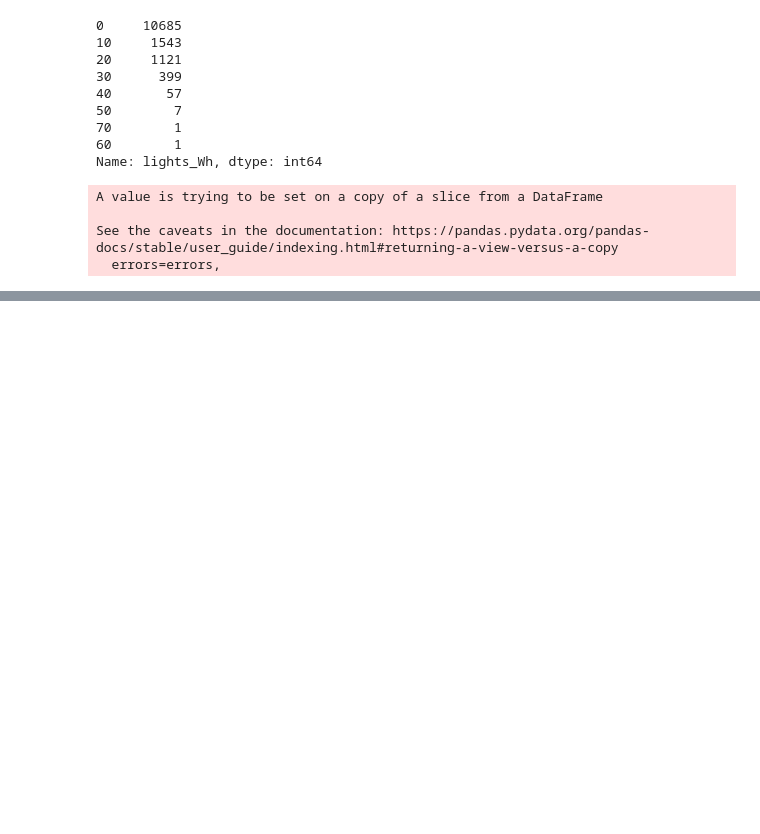
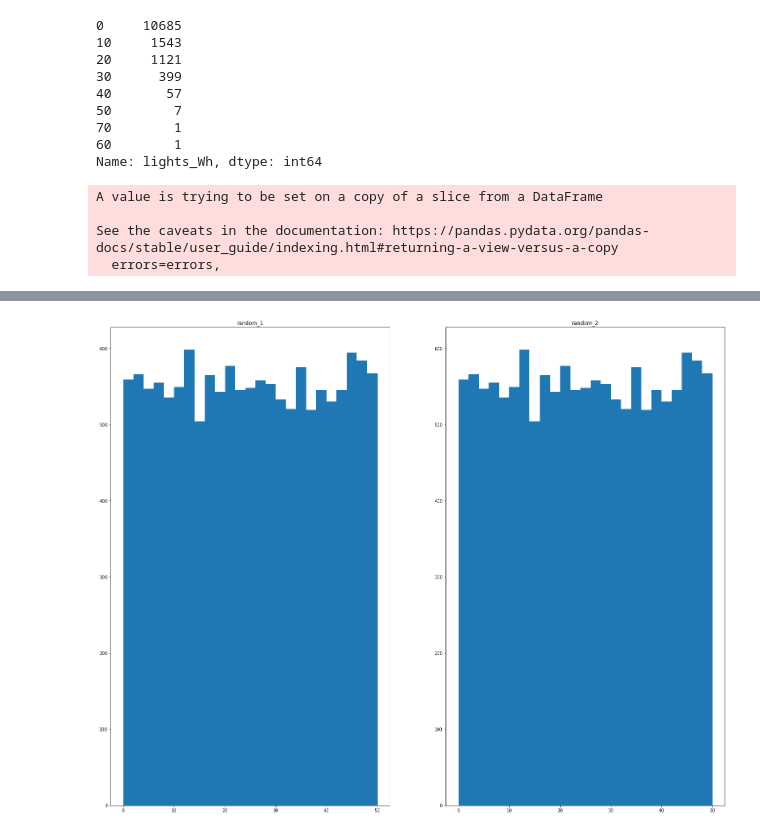
Before and after one commit to fahadalisarwar1/energy, a Jupyter notebook: analysis.ipynb, the cells around one changed output, grey strips where cells are left out. Drawn from its saved outputs; the diff is of its cells as text; code cells hidden in the pictures; blank space fills up the shorter version.

```diff
--- a/analysis.ipynb
+++ b/analysis.ipynb
@@ -293,0 +306,13 @@ plt.show()
+# %%
+plt.figure()
+# histogram for random features
+for i, r in enumerate(random_features):
+    plt.subplot(1, 2, i+1)
+    plt.hist(features[r], bins=25)
+    plt.rcParams["figure.figsize"] = (25,10)
+    plt.title(r)
+plt.show()
+# The histogram for random variables show a constant freq distribution
+# they will not effect the results
+# %% [output]
+[figure, added]
```
Also changed, not shown: parts of 12 cells of this notebook.
